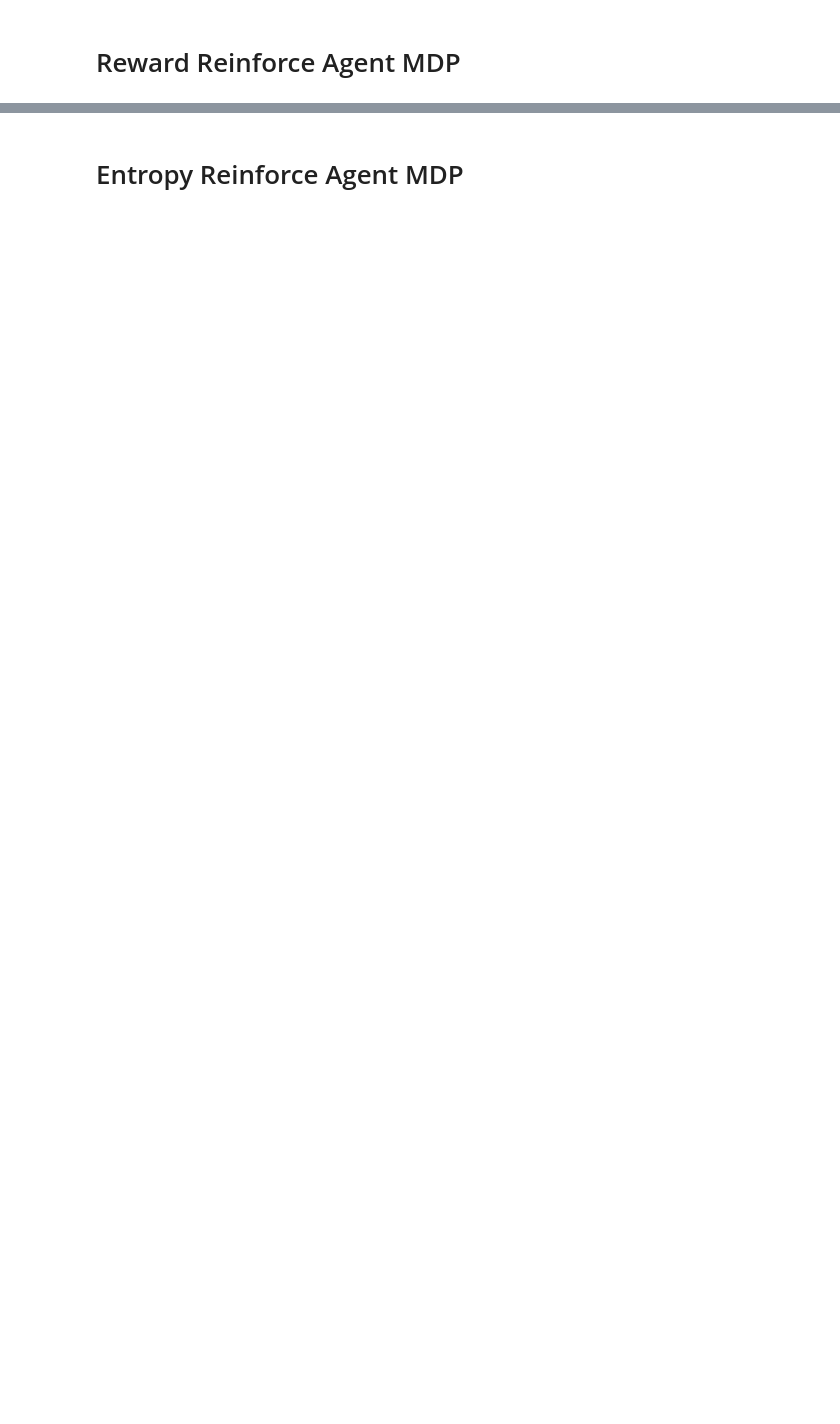
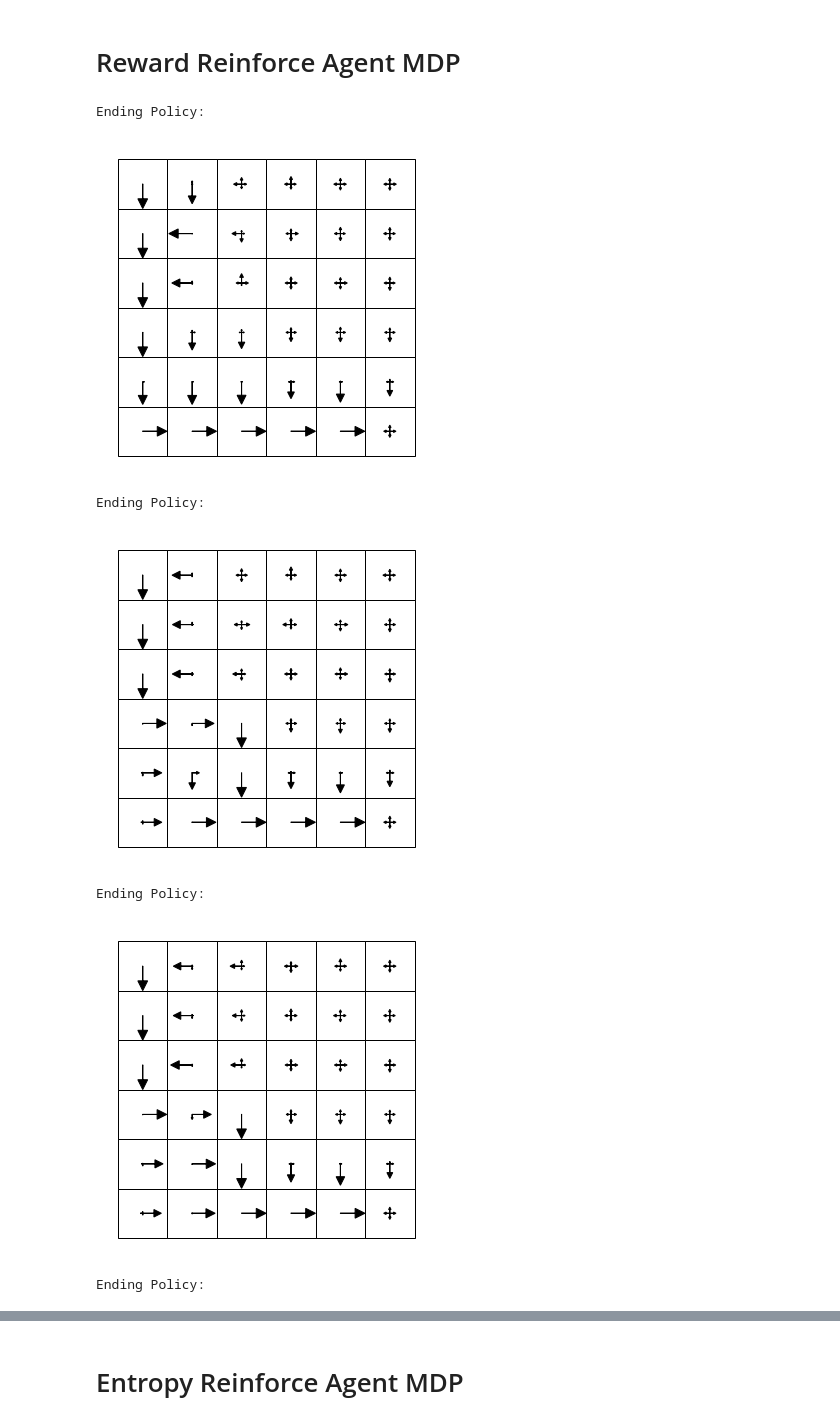
Before and after one commit to duiliocirino/Thesis, a Jupyter notebook: Exploration POMDP/MultiRoomGridworld.ipynb, the cells around one changed output, grey strips where cells are left out. Drawn from its saved outputs; the diff is of its cells as text; code cells hidden in the pictures; blank space fills up the shorter version.

```diff
--- a/Exploration POMDP/MultiRoomGridworld.ipynb
+++ b/Exploration POMDP/MultiRoomGridworld.ipynb
@@ -224,3 +264,75 @@ class REINFORCEAgent():
         grad /= len(trajectories)
         # Update the policy parameters
         self.policy_params += self.alpha * grad
+# %%
+# Create the Gridworld environment and the REINFORCE agent
+n_episodes = 5000
+# Number of sampled trajectories per episode
+n_traj = 20
+#number of run per episode
+n_run = 5
+confidence = 0.95
+
+env = GridworldEnv(time_horizon=20)
+
+# Train the agent and plot the rewards
+list_total_rewards = []
+with tqdm(total=n_run * n_episodes, ncols=80) as pbar:
+    for r in range(n_run):
+        #print("Run %d" %r)
+        agent = REINFORCEAgent(env)
+        total_avg_rewards = []
+        for i in range(n_episodes):
+            episodes = []
+            total_rewards = []
+            for k in range(n_traj):
+                episode = []
+                state = env.reset()
+                done = False
+                total_reward = 0
+                while not done:
+                    action = agent.get_action(state)
+                    next_state, reward, done, _ = env.step(action)
+                    episode.append((state, action, reward, next_state))
+                    state = next_state
+                    total_reward += reward
+                episodes.append(episode)
+                total_rewards.append(total_reward)
+            agent.update_multiple_sampling(episodes)
+            total_avg_rewards.append(np.mean(total_rewards))
+            pbar.update(1)
+        # Print the ending policy
+        print("Ending Policy:")
+        print_gridworld_with_policy(agent)
+        list_total_rewards.append(total_avg_rewards)
+list_total_rewards = np.transpose(np.array(list_total_rewards), (1,0))
+
+
+# Initialize the plotting vectors
+fig, ax = plt.subplots(figsize=(30,10))
+total_rewards_means = []
+under_line = []
+over_line = []
+for i in range(n_episodes):
+    total_rewards_mean = np.mean(list_total_rewards[i])
+    total_rewards_std = np.std(list_total_rewards[i])
+    freedom_deg = n_run - 1
+    t_crit = np.abs(t.ppf((1 - confidence) / 2, freedom_deg))
+    total_rewards_means.append(total_rewards_mean)
+    under_line.append(total_rewards_mean - total_rewards_std * t_crit / np.sqrt(n_run))
+    over_line.append(total_rewards_mean + total_rewards_std * t_crit / np.sqrt(n_run))
+ax.clear()
+ax.plot(total_rewards_means, label='Total Reward')
+ax.fill_between(np.arange(n_episodes), under_line, over_line, color='b', alpha=0.1)
+ax.set_xlabel('Episode')
+ax.set_ylabel('Reward')
+ax.legend()
+fig.canvas.draw()
+# %% [output]
+Ending Policy:
+[figure, added]
+Ending Policy:
+[figure, added]
+Ending Policy:
+[figure, added]
+Ending Policy:
```
Also changed, not shown: parts of 13 cells of this notebook.
